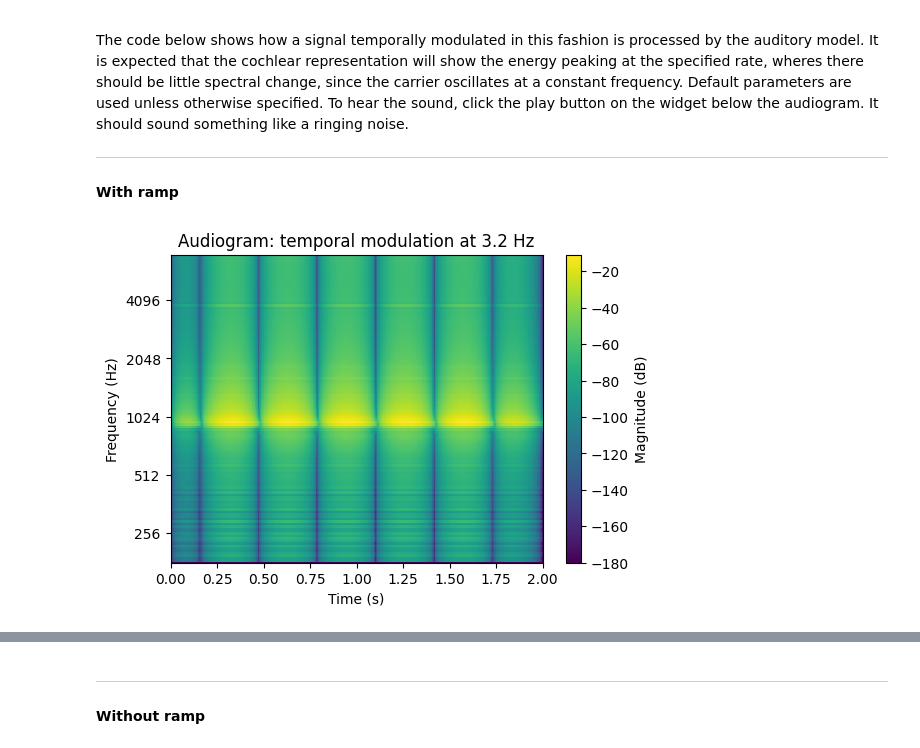
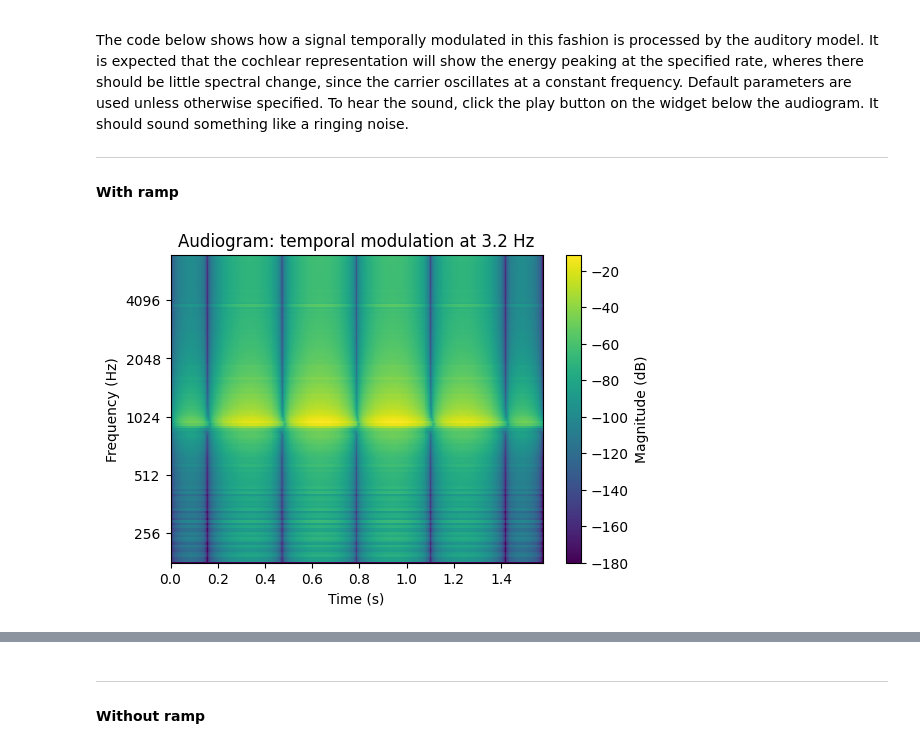
Before and after one commit to ninocapipoca/neural_audio, a Jupyter notebook: tutorials/Tutorial 3 - Stimulus sound generators.ipynb, the cells around one changed output, grey strips where cells are left out. Cells and saved outputs as stored; diff of their text form; code cells hidden in the pictures.

```diff
--- a/tutorials/Tutorial 3 - Stimulus sound generators.ipynb
+++ b/tutorials/Tutorial 3 - Stimulus sound generators.ipynb
@@ -159,15 +159,15 @@ The code below shows how a signal temporally modulated in this fashion is proces
 #### With ramp
 # %%
 chosen_rate = half_rates[5]
-# carrier frequency and duration chosen to get nice plotting
-waveform, envelope =  mf.gen_temporal_modulations_rate(chosen_rate, ramp=True, ramp_frac=0.2, duration=2)
+duration = 5/chosen_rate # to get nice symmetry :)
+waveform, envelope =  mf.gen_temporal_modulations_rate(chosen_rate, ramp=True, ramp_frac=0.45, duration=duration)
 
 
 time_points, frequencies, audiogram = wav2aud(waveform)
 plt.figure(figsize=(6, 4))
 plot_spectrogram(audiogram, time_points, frequencies, title=f"Audiogram: temporal modulation at {chosen_rate:.1f} Hz")
 plt.show()
 display(Audio(waveform, rate=16000))
 # %% [output]
-[figure, old version]
+[figure, new version]
 [interactive output not drawn]
```
Also changed, not shown: parts of 4 cells of this notebook, 2 other files.
